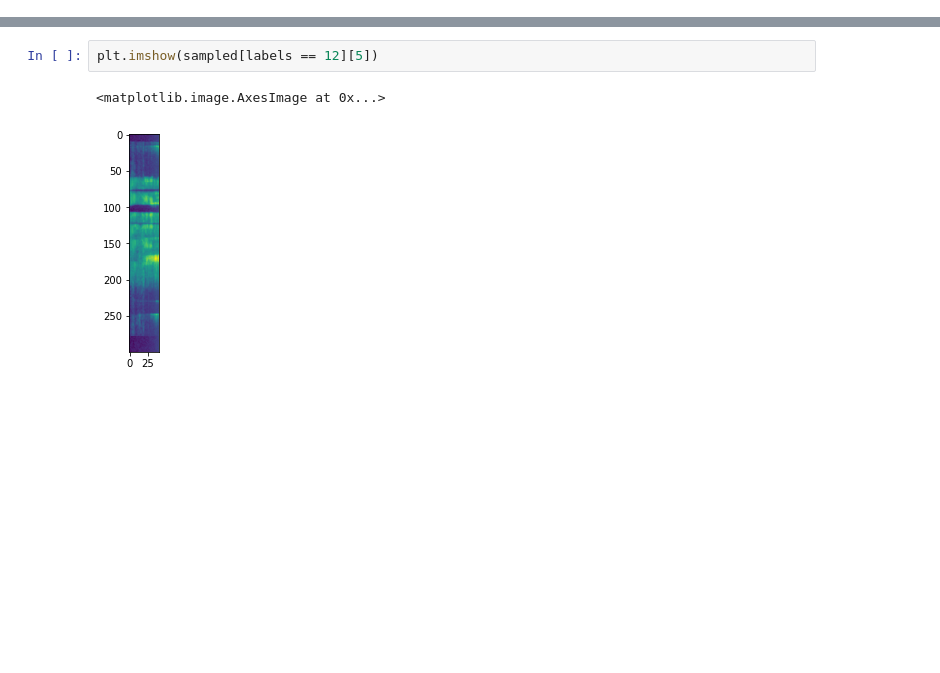
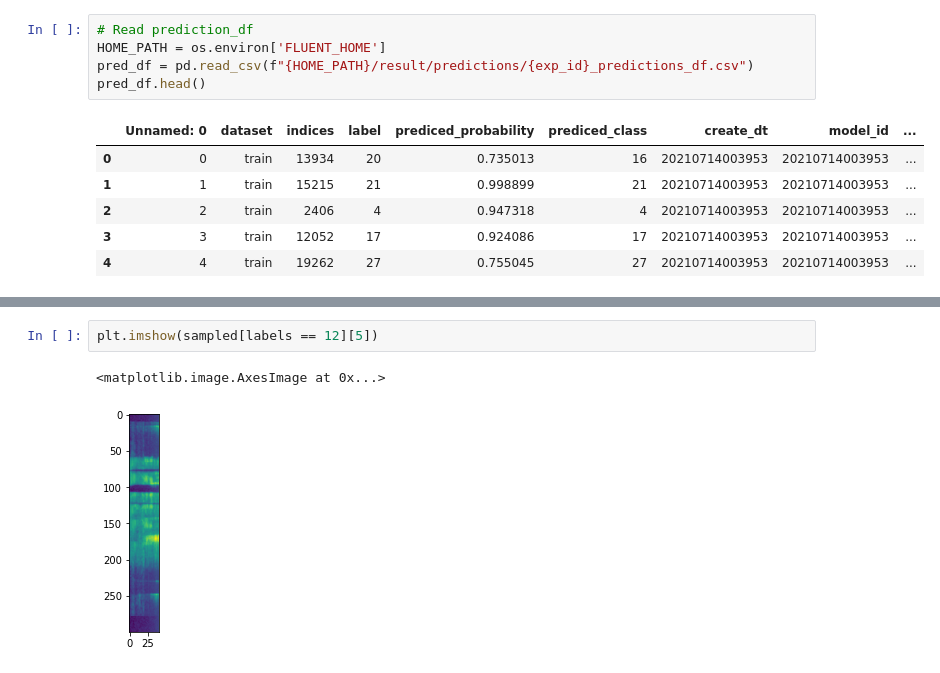
Before and after one commit to MichaelCheung105/speech-to-intent, a Jupyter notebook: notebook/Data Exploration.ipynb, the cells around one changed output, grey strips where cells are left out. Drawn from its saved outputs; the diff is of its cells as text; blank space fills up the shorter version.

```diff
--- a/notebook/Data Exploration.ipynb
+++ b/notebook/Data Exploration.ipynb
@@ -19,0 +28,12 @@ sampled, labels = Runner.read_data('train')
+# %%
+# Read prediction_df
+HOME_PATH = os.environ['FLUENT_HOME']
+pred_df = pd.read_csv(f"{HOME_PATH}/result/predictions/{exp_id}_predictions_df.csv")
+pred_df.head()
+# %% [output]
+|  | Unnamed: 0 | dataset | indices | label | prediced_probability | prediced_class | create_dt | model_id | ... |
+| 0 | 0 | train | 13934 | 20 | 0.735013 | 16 | 20210714003953 | 20210714003953 | ... |
+| 1 | 1 | train | 15215 | 21 | 0.998899 | 21 | 20210714003953 | 20210714003953 | ... |
+| 2 | 2 | train | 2406 | 4 | 0.947318 | 4 | 20210714003953 | 20210714003953 | ... |
+| 3 | 3 | train | 12052 | 17 | 0.924086 | 17 | 20210714003953 | 20210714003953 | ... |
+| 4 | 4 | train | 19262 | 27 | 0.755045 | 27 | 20210714003953 | 20210714003953 | ... |
```
Also changed, not shown: parts of 10 cells of this notebook.
